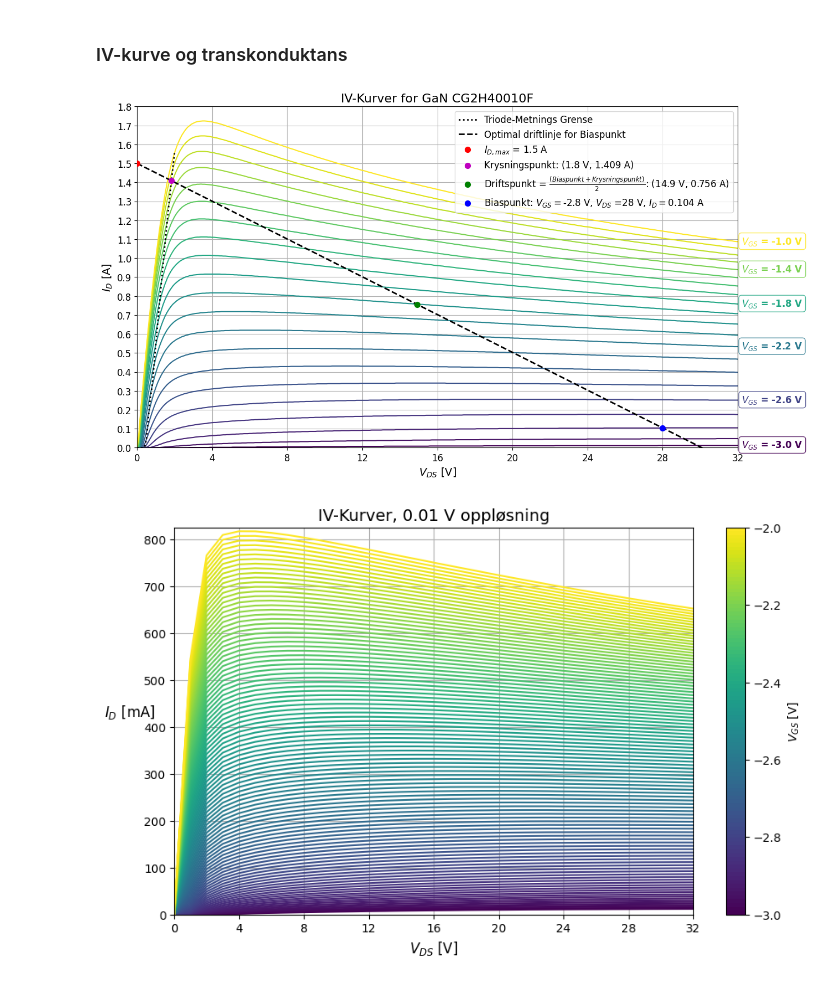
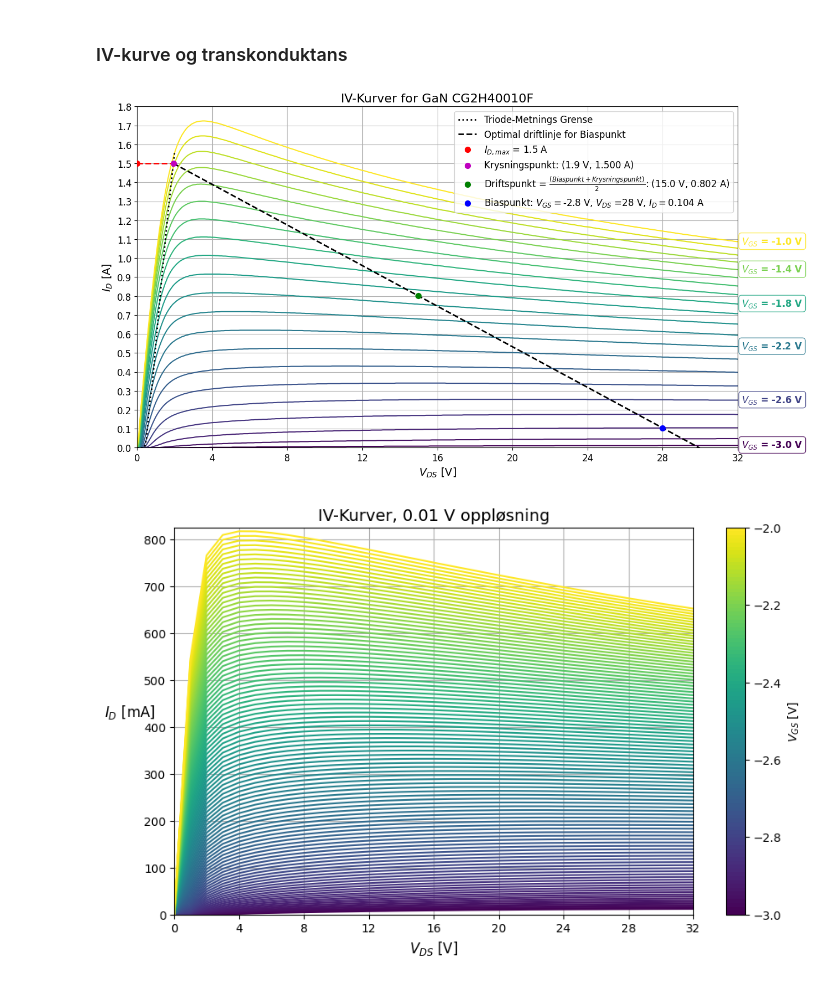
Before and after one commit to SkaugJr/TTT4201-Radiosystemdesign, a Jupyter notebook: Databehandling/Visualisering.ipynb, the cells around one changed output. Saved outputs shown, nothing was run; the diff lists cells and outputs as text; code cells hidden in the pictures.

```diff
--- a/Databehandling/Visualisering.ipynb
+++ b/Databehandling/Visualisering.ipynb
@@ -27,19 +27,11 @@ IV_cmap = plt.get_cmap('viridis', len(unique_vgs))
 # Define transistor parameters and bias point
 Imax = 1.5
 
-VDS_bias=28
-VGS_bias= -2.8
+VDS_bias = 28
+VGS_bias = -2.8
 I_bias = IV_kurve01[(IV_kurve01['VGS'] == VGS_bias) & (IV_kurve01['VDS'] == VDS_bias)]['ID'].values[0]
 
-# Calculate the optimal load line
-def last_linje(x):
-    slope = (I_bias - Imax) / VDS_bias
-    intercept = Imax
-    return slope * x + intercept
-
-x_driftlinje = np.linspace(0, 32, 100)
-y_driftlinje = last_linje(x_driftlinje)
-
+# Function to calculate the triode-saturation boundary
 def triode_saturation_boundary(IV_data):
     boundary_points = {'VDS': [], 'ID': []}  # Store boundary points
 
@@ -60,6 +52,26 @@ def triode_saturation_boundary(IV_data):
 
 # Calculate the boundary points
 x_boundary, y_boundary = triode_saturation_boundary(IV_kurve01)
+
+# Function to find VDS at Imax on the saturation boundary
+def find_vds_at_imax(x_boundary, y_boundary, Imax):
+    # Interpolate to find VDS where ID ≈ Imax
+    VDS_at_Imax = np.interp(Imax, y_boundary, x_boundary)
+    return VDS_at_Imax
+
+# Calculate the VDS value at the boundary for Imax
+VDS_at_Imax = find_vds_at_imax(x_boundary, y_boundary, Imax)
+
+# Define the optimal load line function starting from the boundary point at Imax
+def last_linje(x):
+    # Calculate the slope for the line going from the saturation boundary at Imax to the bias point
+    slope = (I_bias - Imax) / (VDS_bias - VDS_at_Imax)
+    intercept = Imax - slope * VDS_at_Imax
+    return slope * x + intercept
+
+# Calculate the load line with the adjusted function
+x_driftlinje = np.linspace(VDS_at_Imax, 32, 100)
+y_driftlinje = last_linje(x_driftlinje)
 
 # Define the function to find the intersection
 def find_intersection(x_lastlinje, y_lastlinje, x_boundary, y_boundary):
@@ -75,37 +87,38 @@ VDS_operating = (VDS_bias + VDS_intersection) / 2
 ID_operating = (I_bias + ID_intersection) / 2
 
 # Plot IV curves for different VGS values
 plt.figure(figsize=(14, 8))
 for i, vgs in enumerate(unique_vgs):
     subset = IV_kurve01[IV_kurve01['VGS'] == vgs]
     plt.plot(subset['VDS'], subset['ID'], color=IV_cmap(i))
     # Annotate the endpoint of each curve with the VGS value
     if i % 4 == 0:
         props = dict(boxstyle='round', facecolor='white', alpha=0.8, edgecolor=IV_cmap(i))
         plt.annotate('$V_{GS}$ = '+f'{vgs} V', xy=(subset['VDS'].iloc[-1], subset['ID'].iloc[-1]),
-                 xytext=(5, -3), textcoords='offset points', bbox=props, fontsize=12, fontweight='bold', color=IV_cmap(i))
+                     xytext=(5, -3), textcoords='offset points', bbox=props, fontsize=12, fontweight='bold', color=IV_cmap(i))
 
-plt.plot(x_boundary, y_boundary , color='k', linestyle=':', linewidth=2, label='Triode-Metnings Grense')
-plt.plot(x_driftlinje, y_driftlinje, color='k', linestyle='--', linewidth=2,label='Optimal driftlinje for Biaspunkt')
+plt.plot(x_boundary, y_boundary, color='k', linestyle=':', linewidth=2, label='Triode-Metnings Grense')
+plt.plot(x_driftlinje, y_driftlinje, color='k', linestyle='--', linewidth=2, label='Optimal driftlinje for Biaspunkt')
+plt.plot([0, VDS_intersection], [Imax, Imax], color='r', linestyle='--', linewidth=2)
 
 plt.scatter(0, Imax, color='r', s=50, zorder=10, label='$I_{D,max}$ = 1.5 A')
 plt.scatter(VDS_intersection, ID_intersection, color='m', s=50, zorder=10, label='Krysningspunkt: '+f'({VDS_intersection:.1f} V, {ID_intersection:.3f} A)')
 plt.scatter(VDS_operating, ID_operating, color='g', s=50, zorder=10, label=r'Driftspunkt = $\frac{(Biaspunkt + Krysningspunkt)}{2}$: '+f'({VDS_operating:.1f} V, {ID_operating:.3f} A)')
 plt.scatter(VDS_bias, I_bias, color='b', s=50, zorder=10, label='Biaspunkt: $V_{GS} = $'+f'{VGS_bias}'+' V, $V_{DS}$ ='+f'{VDS_bias} V, ' + f'$I_D = {I_bias:.3f}$ A')
 
 plt.xlabel('$V_{DS}$ [V]', fontsize=14)
 plt.ylabel('$I_D$ [A]', fontsize=14)
 plt.title('IV-Kurver for GaN CG2H40010F', fontsize=16)
 
 plt.xlim(0, 32)
 plt.ylim(0, 1.5)
 plt.yticks(np.arange(0, 1.8 + 0.1, 0.1), fontsize=12)
 plt.xticks(np.arange(0, 32.1, 4), fontsize=12)
 plt.grid(True)
 plt.legend(fontsize=12)
 plt.show()
 # %% [output]
-[figure, old version]
+[figure, new version]
 # %%
 # Load IV data
 IV_kurve = np.loadtxt('Data/Simulering/Transistorkarakteristikk/IV_kurve.csv', delimiter=',', skiprows=17)
```
